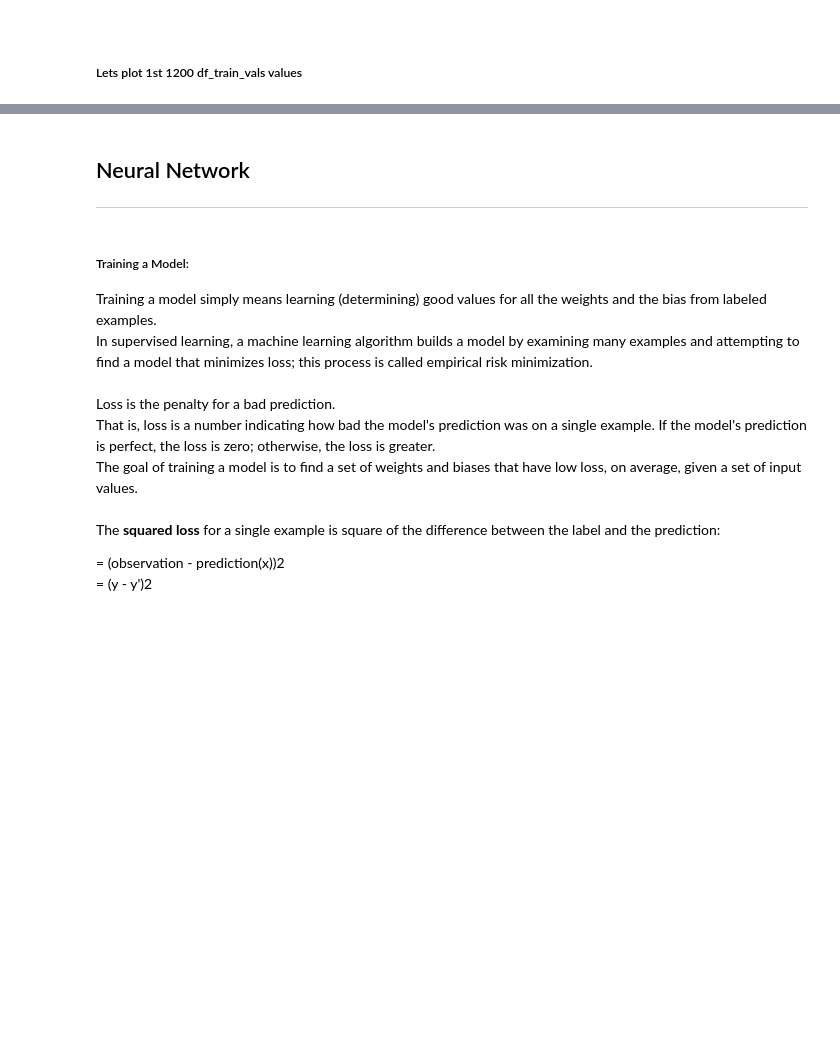
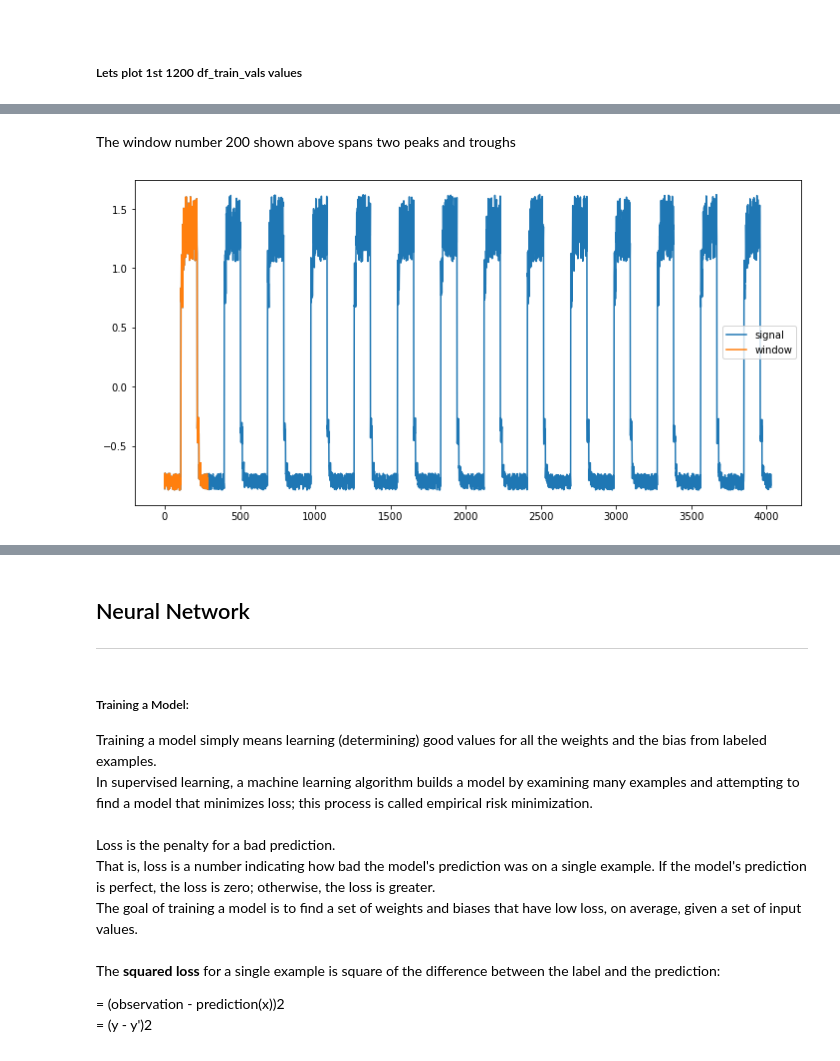
Before and after one commit to doodymack/Machine_Learn_Stats-Assessment, a Jupyter notebook: Time Series Anomaly Detection-Keras/05-evaluation.ipynb, the cells around one changed output, grey strips where cells are left out. Cells and saved outputs as stored; diff of their text form; code cells hidden in the pictures; blank space fills up the shorter version.

```diff
--- a/Time Series Anomaly Detection-Keras/05-evaluation.ipynb
+++ b/Time Series Anomaly Detection-Keras/05-evaluation.ipynb
@@ -1106,0 +1156,25 @@ ax.legend();
+# %% [markdown]
+The window number 200 shown above spans two peaks and troughs
+# %%
+# define the window number (n)
+window_no = 0
+
+# plot df_train-window superimposed asd different colour data
+fig, ax = plt.subplots(figsize=(12, 6))
+
+
+y = df_train_vals['value'].values # ADD [:1200] ETC TO VIEW LESS DATA
+
+# change [0] below to change window
+ax.plot(np.arange(y.shape[0]), y, label='signal')
+
+# The first window.
+w = x_train[window_no].flatten()
+
+# change [0] below to change window
+ax.plot(np.arange(w.shape[0]) + window_no, w, label='window')
+
+# add a legend to plot
+ax.legend();
+# %% [output]
+[figure, added]
```
Also changed, not shown: parts of 71 cells of this notebook.
